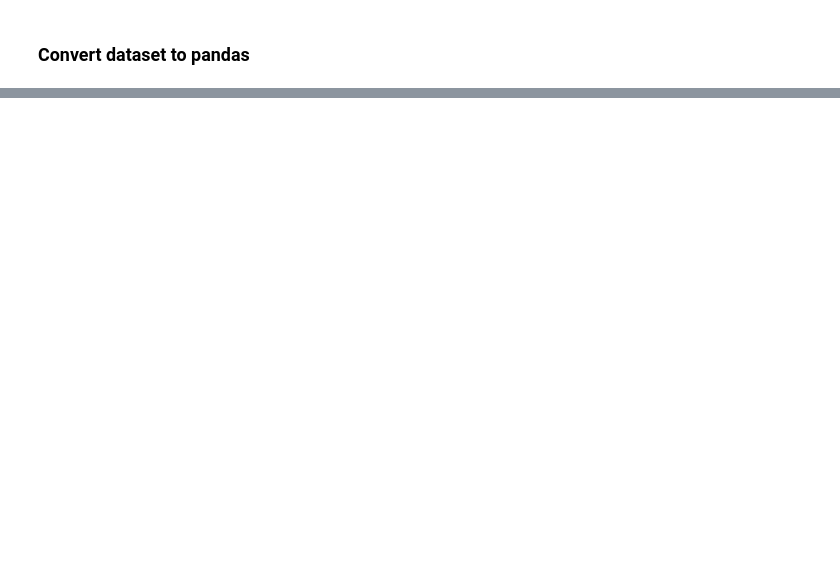
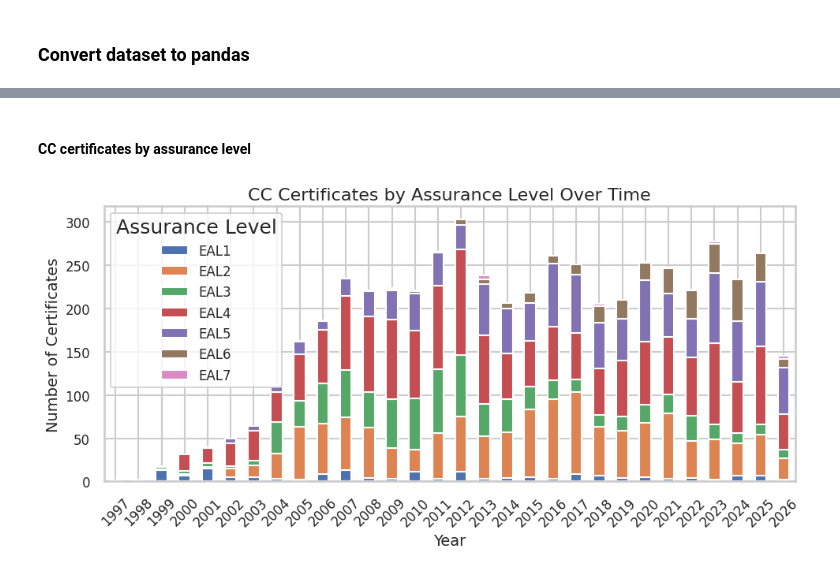
Before and after one commit to mr-akiio/thesis-code, a Jupyter notebook: notebooks/combined_cc_fips.ipynb, the cells around one changed output, grey strips where cells are left out. Drawn from its saved outputs; the diff is of its cells as text; code cells hidden in the pictures; blank space fills up the shorter version.

```diff
--- a/notebooks/combined_cc_fips.ipynb
+++ b/notebooks/combined_cc_fips.ipynb
@@ -40,3 +49,15 @@ Saving dataset
 Dataset saved to ./datasets/FIPS_dataset.json
 # %% [markdown]
 ### Convert dataset to pandas
+# %%
+cc_pandas = cc_dataset.to_pandas()
+fips_pandas = fips_dataset.to_pandas()
+
+plt.rcParams.update({
+    "font.size": 14,          # all text
+    "axes.titlesize": 16,     # title
+    "axes.labelsize": 14,     # axis labels
+    "xtick.labelsize": 12,    # tick labels
+    "ytick.labelsize": 12,
+    "legend.fontsize": 12
+})
@@ -42,0 +92,40 @@ Dataset saved to ./datasets/FIPS_dataset.json
+# %% [markdown]
+#### CC certificates by assurance level
+# %%
+rows = []
+
+for cert in cc_dataset:
+    not_valid_before = cert.not_valid_before
+    elements = cert.security_level
+
+    eal_raw = next((el for el in elements if el.startswith("EAL")), None)
+    if not_valid_before is None or eal_raw is None:
+        continue  # skip certs without date or EAL
+
+    m = re.match(r"(EAL[1-7])", eal_raw)
+    if not m:
+        continue
+    eal_norm = m.group(1)
+    year = pd.to_datetime(not_valid_before).year
+    rows.append({"Year": year, "EAL": eal_norm})
+
+df = pd.DataFrame(rows)
+
+df_counts = (
+    df.groupby(["Year", "EAL"])
+      .size()
+      .unstack(fill_value=0)
+      .sort_index()
+)
+
+
+ax = df_counts.plot(kind="bar", stacked=True, figsize=(10, 5))
+plt.title("CC Certificates by Assurance Level Over Time")
+plt.xlabel("Year")
+plt.ylabel("Number of Certificates")
+plt.legend(title="Assurance Level")
+plt.xticks(rotation=45)
+plt.tight_layout()
+plt.show()
+# %% [output]
+[figure, added]
```
Also changed, not shown: parts of 6 cells of this notebook, 5 other files.
